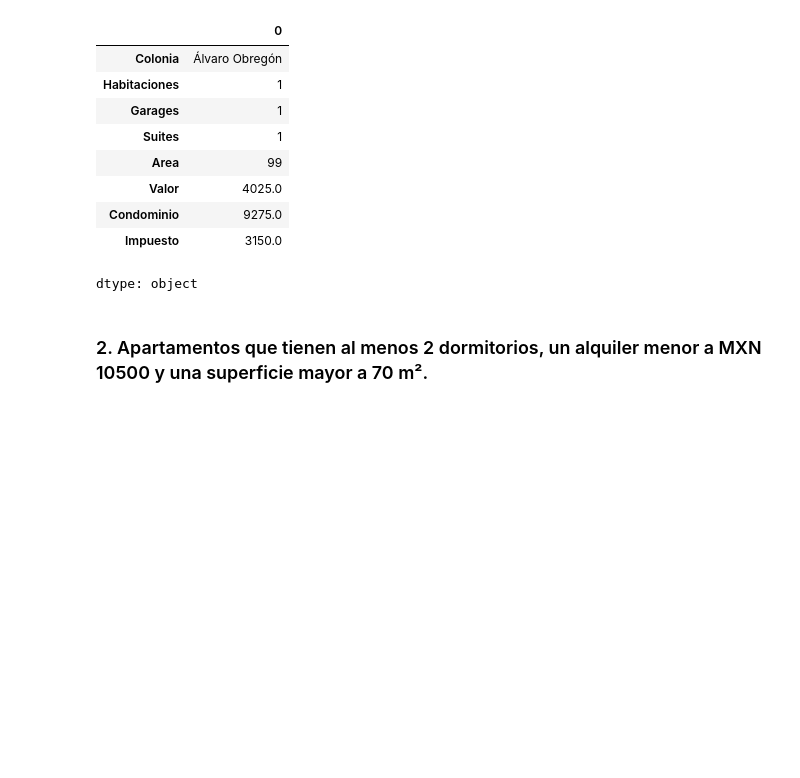
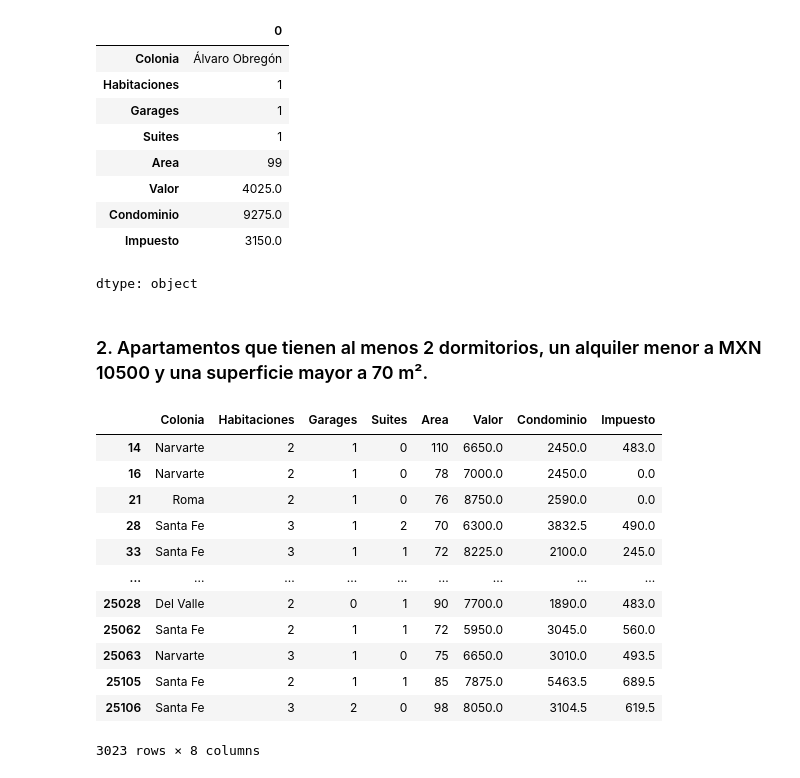
Before and after one commit to AndresCMontejo/Analisis_Inmuebles_CDMX, a Jupyter notebook: inmuebles_cdmx.ipynb, the cells around one changed output. Drawn from its saved outputs; the diff is of its cells as text; code cells hidden in the pictures; blank space fills up the shorter version.

```diff
--- a/inmuebles_cdmx.ipynb
+++ b/inmuebles_cdmx.ipynb
@@ -644,3 +644,20 @@ dtype: object
 df1 = df[filtro1]
 # %% [markdown]
 ### 2. Apartamentos que tienen al menos 2 dormitorios, un alquiler menor a MXN 10500 y una superficie mayor a 70 m².
+# %%
+filtro2 = (df['Habitaciones'] >= 2) & (df['Valor'] < 10500) & (df['Area'] >= 70)
+df[filtro2]
+# %% [output]
+|  | Colonia | Habitaciones | Garages | Suites | Area | Valor | Condominio | Impuesto |
+| 14 | Narvarte | 2 | 1 | 0 | 110 | 6650.0 | 2450.0 | 483.0 |
+| 16 | Narvarte | 2 | 1 | 0 | 78 | 7000.0 | 2450.0 | 0.0 |
+| 21 | Roma | 2 | 1 | 0 | 76 | 8750.0 | 2590.0 | 0.0 |
+| 28 | Santa Fe | 3 | 1 | 2 | 70 | 6300.0 | 3832.5 | 490.0 |
+| 33 | Santa Fe | 3 | 1 | 1 | 72 | 8225.0 | 2100.0 | 245.0 |
+| ... | ... | ... | ... | ... | ... | ... | ... | ... |
+| 25028 | Del Valle | 2 | 0 | 1 | 90 | 7700.0 | 1890.0 | 483.0 |
+| 25062 | Santa Fe | 2 | 1 | 1 | 72 | 5950.0 | 3045.0 | 560.0 |
+| 25063 | Narvarte | 3 | 1 | 0 | 75 | 6650.0 | 3010.0 | 493.5 |
+| 25105 | Santa Fe | 2 | 1 | 1 | 85 | 7875.0 | 5463.5 | 689.5 |
+| 25106 | Santa Fe | 3 | 2 | 0 | 98 | 8050.0 | 3104.5 | 619.5 |
+3023 rows × 8 columns
```
Also changed, not shown: parts of 1 cell of this notebook.
